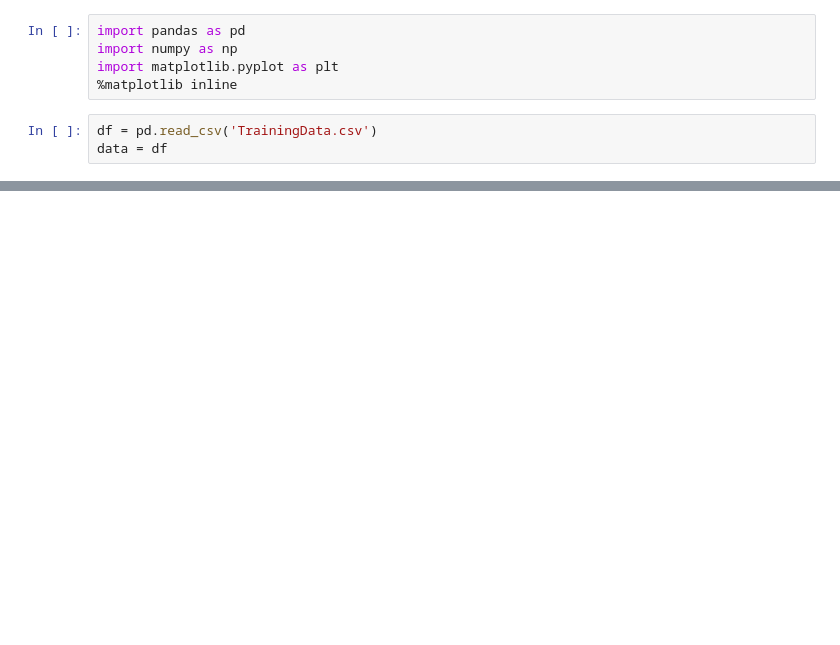
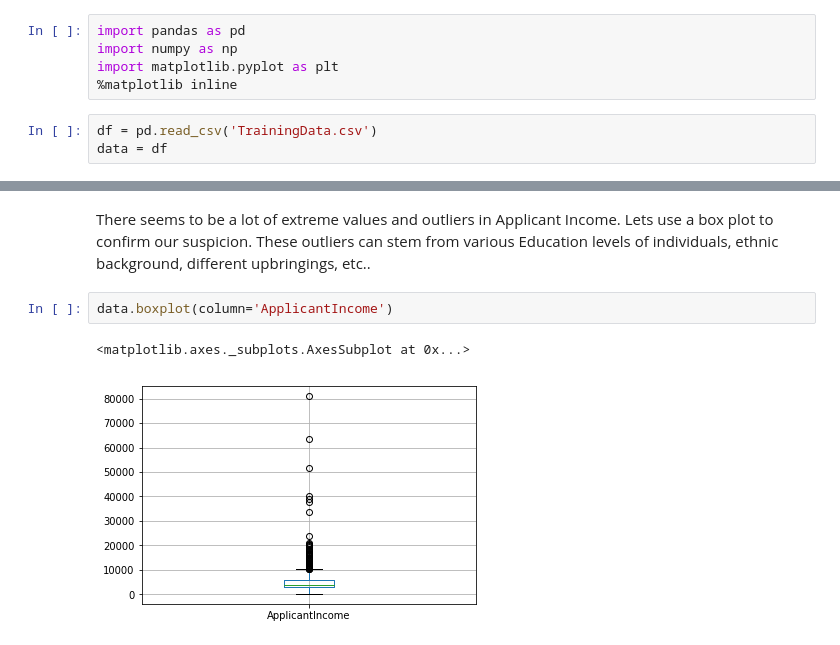
Before and after one commit to AmitRanganathan/Data-analysis-graphing, a Jupyter notebook: Loan Prediction/LoanPrediction.ipynb, the cells around one changed output, grey strips where cells are left out. Cells and saved outputs as stored; diff of their text form; blank space fills up the shorter version.

```diff
--- a/Loan Prediction/LoanPrediction.ipynb
+++ b/Loan Prediction/LoanPrediction.ipynb
@@ -34,0 +80,7 @@ data.describe()
+# %% [markdown]
+There seems to be a lot of extreme values and outliers in Applicant Income.  Lets use a box plot to confirm our suspicion.  These outliers can stem from various Education levels of individuals, ethnic background, different upbringings, etc..
+# %%
+data.boxplot(column='ApplicantIncome')
+# %% [output]
+<matplotlib.axes._subplots.AxesSubplot at 0x...>
+[figure, added]
```
Also changed, not shown: parts of 14 cells of this notebook.
